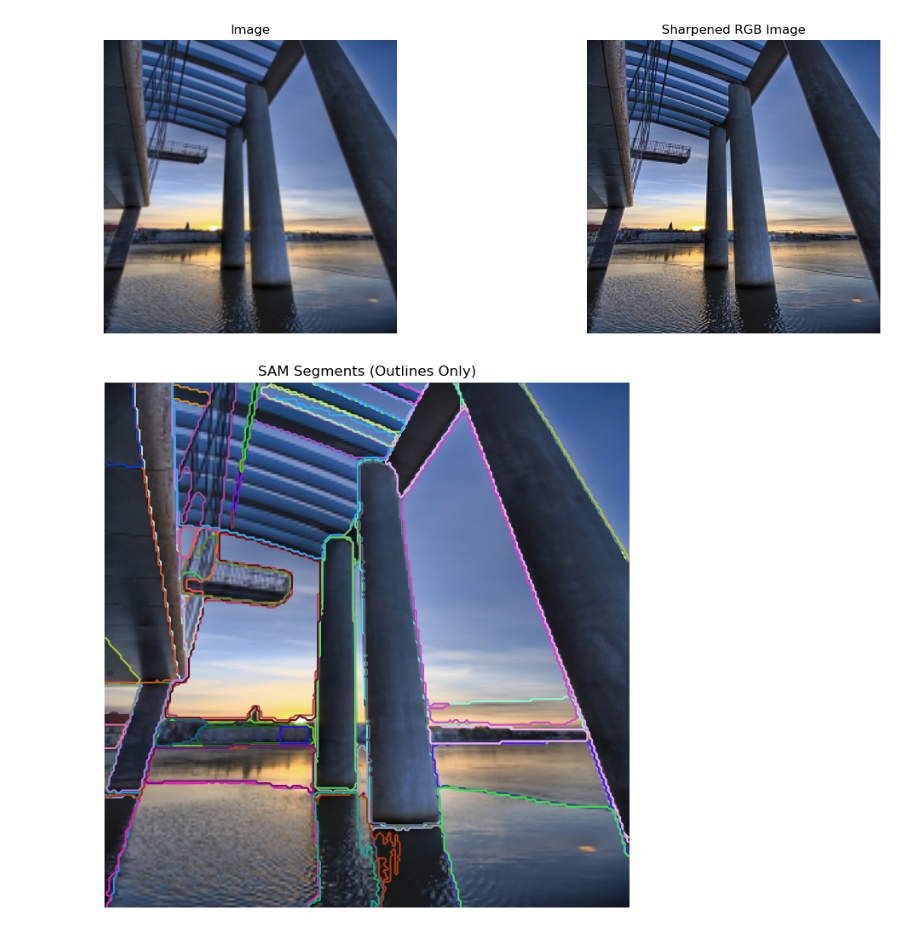
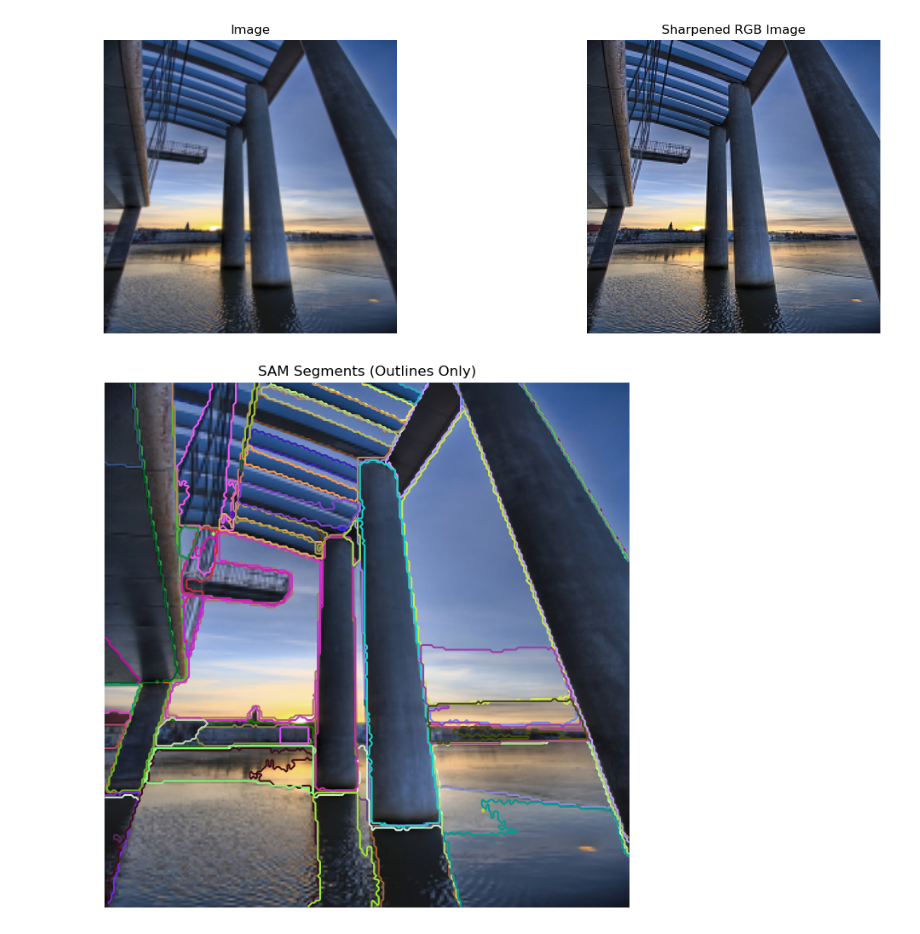
Before and after one commit to u-schulze/test-SAM, a Jupyter notebook: notebook.ipynb, the cells around one changed output. Saved outputs shown, nothing was run; the diff lists cells and outputs as text; code cells hidden in the pictures.

```diff
--- a/notebook.ipynb
+++ b/notebook.ipynb
@@ -204,23 +204,23 @@ plt.show()
 # %% [output]
 [figure]
 # %%
-# Load SAM model (vit_b is faster; vit_h is more accurate)
+# let's try with the sharpened image
 sam = sam_model_registry["vit_b"](checkpoint="sam_vit_b_01ec64.pth")
 sam.to("cuda" if torch.cuda.is_available() else "cpu")
 
 mask_generator = SamAutomaticMaskGenerator(sam)
 image = rgb_images[5]
 mask_generator = SamAutomaticMaskGenerator(
     model=sam,
     points_per_side=16,
     pred_iou_thresh=0.5,
-    stability_score_thresh=0.8,
+    stability_score_thresh=0.5,
     min_mask_region_area=500  # remove tiny segments
 )
 
 masks = mask_generator.generate(image)
 
 
 show_sam_mask_outlines(image, masks)
 # %% [output]
-[figure, old version]
+[figure, new version]
```
Also changed, not shown: parts of 3 cells of this notebook.
